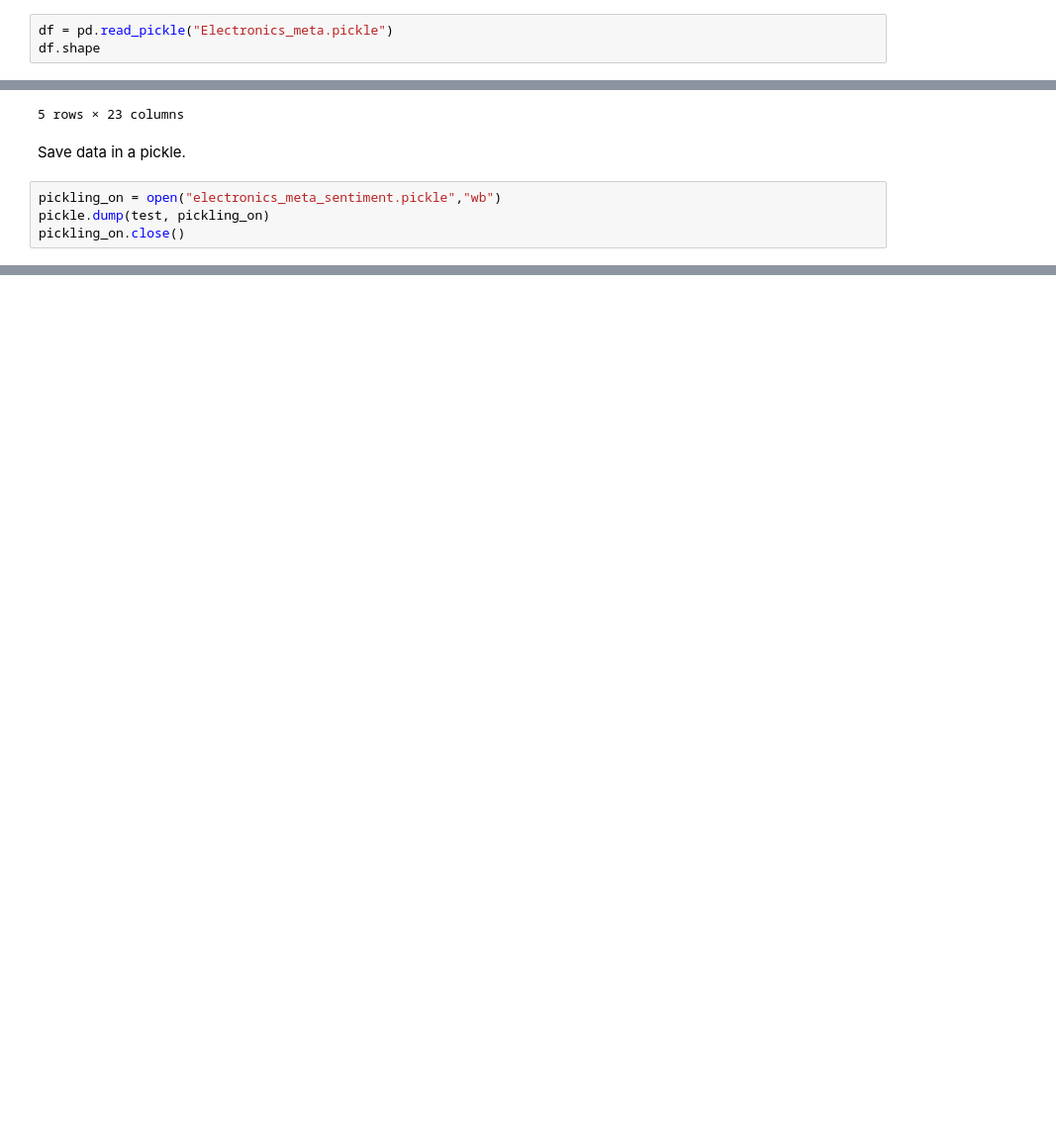
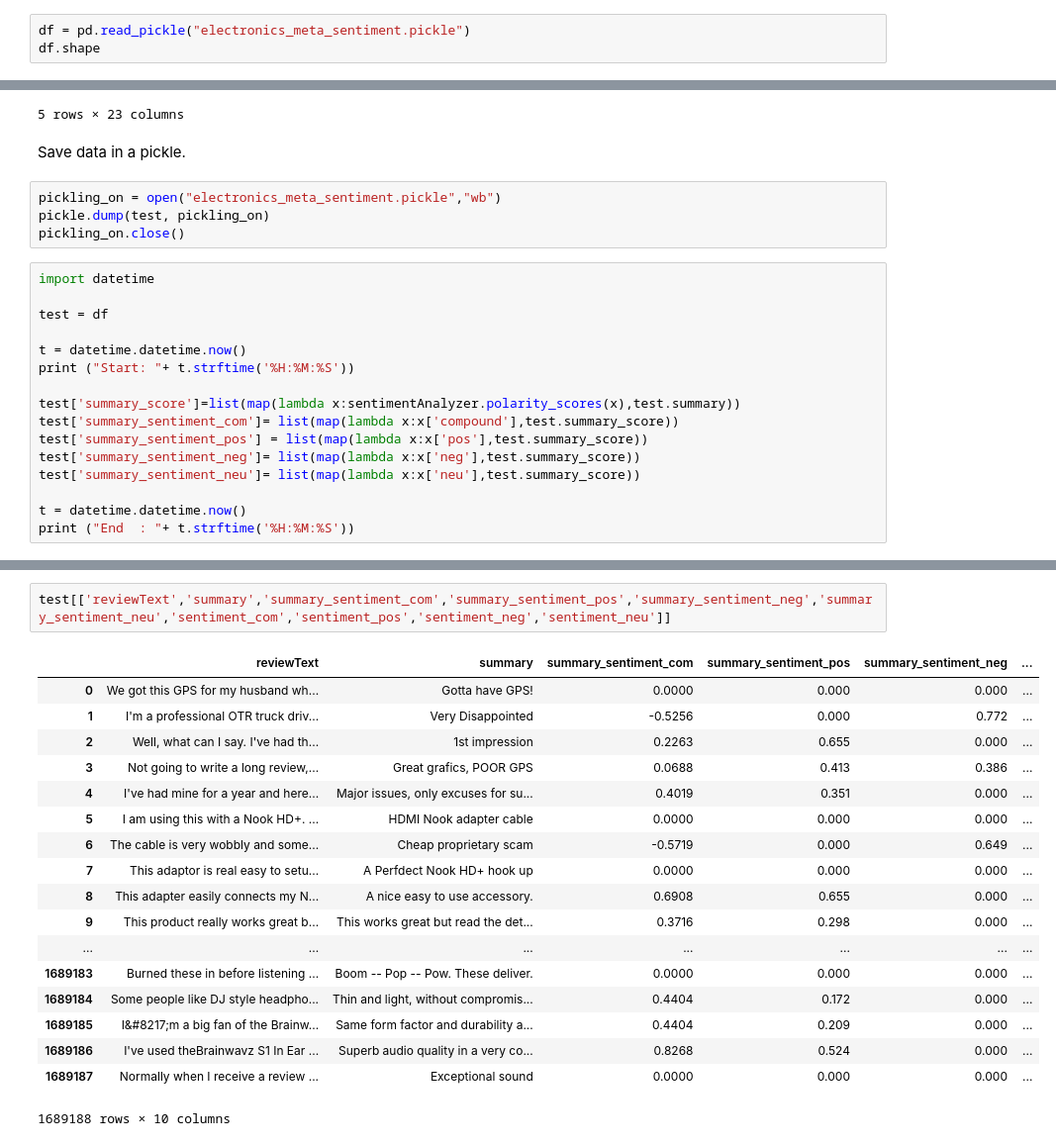
Before and after one commit to sourabhlal/ada2017, a Jupyter notebook: Project/SentimentAnalysis.ipynb, the cells around one changed output, grey strips where cells are left out. Shown at 99% size. Drawn from its saved outputs; the diff is of its cells as text; blank space fills up the shorter version.

Commit message:
added summary sentiment analysis

```diff
--- a/Project/SentimentAnalysis.ipynb
+++ b/Project/SentimentAnalysis.ipynb
@@ -130,6 +130,6 @@ sentimentAnalyzer.polarity_scores(sentence)
 # %% [markdown]
 Loading our data
 # %%
-df = pd.read_pickle("Electronics_meta.pickle")
+df = pd.read_pickle("electronics_meta_sentiment.pickle")
 df.shape
 # %% [output]
@@ -173,3 +173,19 @@ Save data in a pickle.
 pickling_on = open("electronics_meta_sentiment.pickle","wb")
 pickle.dump(test, pickling_on)
 pickling_on.close()
+# %%
+import datetime
+
+test = df
+
+t = datetime.datetime.now()
+print ("Start: "+ t.strftime('%H:%M:%S'))
+
+test['summary_score']=list(map(lambda x:sentimentAnalyzer.polarity_scores(x),test.summary))
+test['summary_sentiment_com']= list(map(lambda x:x['compound'],test.summary_score))
+test['summary_sentiment_pos'] = list(map(lambda x:x['pos'],test.summary_score))
+test['summary_sentiment_neg']= list(map(lambda x:x['neg'],test.summary_score))
+test['summary_sentiment_neu']= list(map(lambda x:x['neu'],test.summary_score))
+
+t = datetime.datetime.now()
+print ("End  : "+ t.strftime('%H:%M:%S'))
@@ -175,0 +195,21 @@ pickling_on.close()
+# %%
+test[['reviewText','summary','summary_sentiment_com','summary_sentiment_pos','summary_sentiment_neg','summary_sentiment_neu','sentiment_com','sentiment_pos','sentiment_neg','sentiment_neu']]
+# %% [output]
+|  | reviewText | summary | summary_sentiment_com | summary_sentiment_pos | summary_sentiment_neg | ... |
+| 0 | We got this GPS for my husband wh... | Gotta have GPS! | 0.0000 | 0.000 | 0.000 | ... |
+| 1 | I'm a professional OTR truck driv... | Very Disappointed | -0.5256 | 0.000 | 0.772 | ... |
+| 2 | Well, what can I say. I've had th... | 1st impression | 0.2263 | 0.655 | 0.000 | ... |
+| 3 | Not going to write a long review,... | Great grafics, POOR GPS | 0.0688 | 0.413 | 0.386 | ... |
+| 4 | I've had mine for a year and here... | Major issues, only excuses for su... | 0.4019 | 0.351 | 0.000 | ... |
+| 5 | I am using this with a Nook HD+. ... | HDMI Nook adapter cable | 0.0000 | 0.000 | 0.000 | ... |
+| 6 | The cable is very wobbly and some... | Cheap proprietary scam | -0.5719 | 0.000 | 0.649 | ... |
+| 7 | This adaptor is real easy to setu... | A Perfdect Nook HD+ hook up | 0.0000 | 0.000 | 0.000 | ... |
+| 8 | This adapter easily connects my N... | A nice easy to use accessory. | 0.6908 | 0.655 | 0.000 | ... |
+| 9 | This product really works great b... | This works great but read the det... | 0.3716 | 0.298 | 0.000 | ... |
+| ... | ... | ... | ... | ... | ... | ... |
+| 1689183 | Burned these in before listening ... | Boom -- Pop -- Pow. These deliver. | 0.0000 | 0.000 | 0.000 | ... |
+| 1689184 | Some people like DJ style headpho... | Thin and light, without compromis... | 0.4404 | 0.172 | 0.000 | ... |
+| 1689185 | I&#8217;m a big fan of the Brainw... | Same form factor and durability a... | 0.4404 | 0.209 | 0.000 | ... |
+| 1689186 | I've used theBrainwavz S1 In Ear ... | Superb audio quality in a very co... | 0.8268 | 0.524 | 0.000 | ... |
+| 1689187 | Normally when I receive a review ... | Exceptional sound | 0.0000 | 0.000 | 0.000 | ... |
+1689188 rows × 10 columns
```
Also changed, not shown: parts of 2 cells of this notebook.
